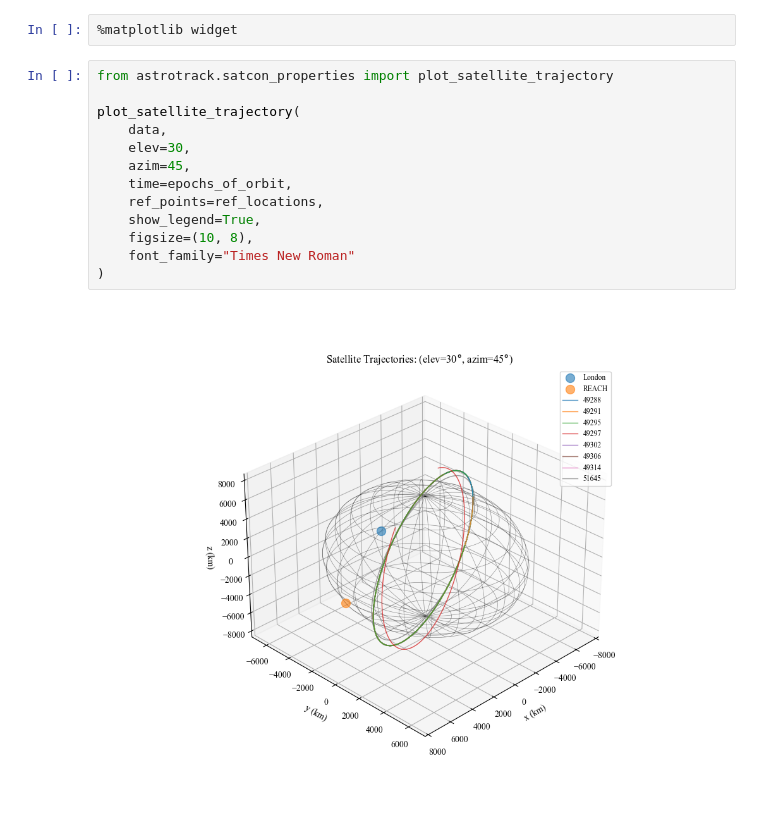
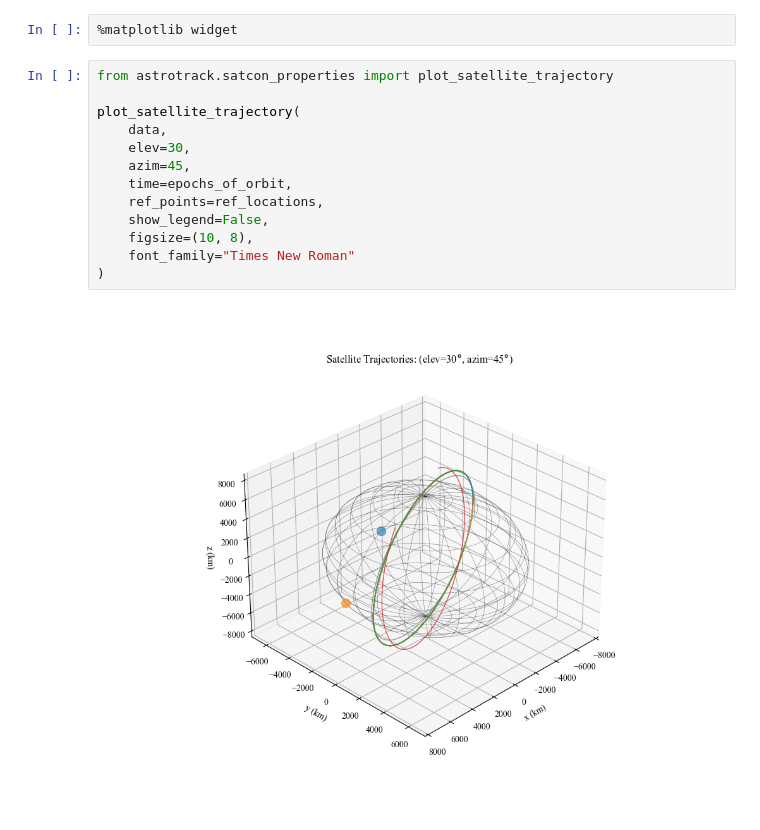
Before and after one commit to Gabriella8080/astrotrack, a Jupyter notebook: notebooks/astrotrack_results/01_REACH_EutelsatOneWeb.ipynb, the cells around one changed output. Cells and saved outputs as stored; diff of their text form.

```diff
--- a/notebooks/astrotrack_results/01_REACH_EutelsatOneWeb.ipynb
+++ b/notebooks/astrotrack_results/01_REACH_EutelsatOneWeb.ipynb
@@ -44,15 +54,15 @@ List of NORADS: 49288, 49291, 49295, 49297, 49302, 49306, 49314, 51645, 54113, 5
 # %%
 from astrotrack.satcon_properties import plot_satellite_trajectory
 
 plot_satellite_trajectory(
     data,
     elev=30,
     azim=45,
     time=epochs_of_orbit,
     ref_points=ref_locations,
-    show_legend=True,
+    show_legend=False,
     figsize=(10, 8),
     font_family="Times New Roman"
 )
 # %% [output]
-[figure, old version]
+[figure, new version]
```
Also changed, not shown: parts of 2 cells of this notebook, 5 other files.
